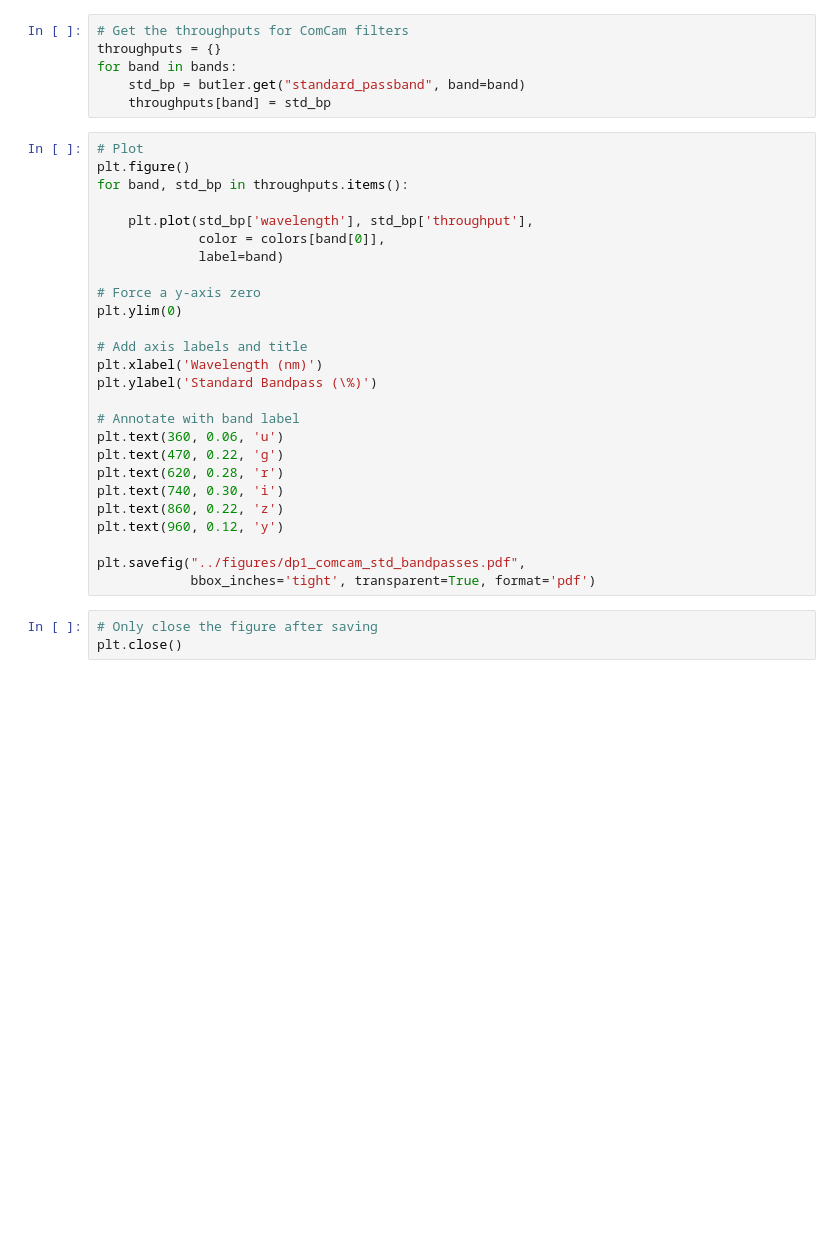
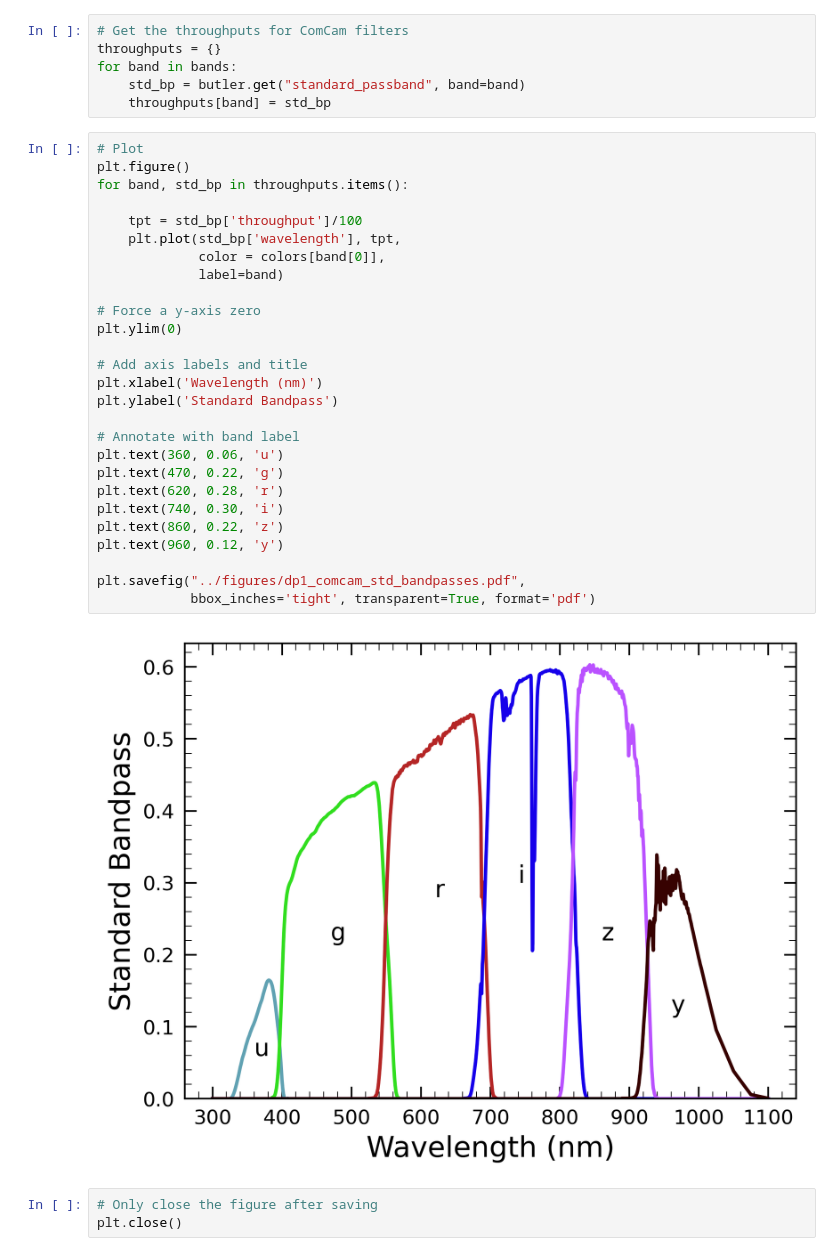
Before and after one commit to lsst/rtn-095, a Jupyter notebook: notebooks/dp1_comcam_standard_bandpasses.ipynb, the cells around one changed output. Cells and saved outputs as stored; diff of their text form; blank space fills up the shorter version.

Commit message:
Normalise y axis to 1 on comcam standard bandpasses

```diff
--- a/notebooks/dp1_comcam_standard_bandpasses.ipynb
+++ b/notebooks/dp1_comcam_standard_bandpasses.ipynb
@@ -31,29 +37,32 @@ for band in bands:
 # %%
 # Plot
 plt.figure()
 for band, std_bp in throughputs.items():
 
-    plt.plot(std_bp['wavelength'], std_bp['throughput'],
+    tpt = std_bp['throughput']/100
+    plt.plot(std_bp['wavelength'], tpt,
              color = colors[band[0]],
              label=band)
 
 # Force a y-axis zero
 plt.ylim(0)
 
 # Add axis labels and title
 plt.xlabel('Wavelength (nm)')
-plt.ylabel('Standard Bandpass (\%)')
+plt.ylabel('Standard Bandpass')
 
 # Annotate with band label
 plt.text(360, 0.06, 'u')
 plt.text(470, 0.22, 'g')
 plt.text(620, 0.28, 'r')
 plt.text(740, 0.30, 'i')
 plt.text(860, 0.22, 'z')
 plt.text(960, 0.12, 'y')
 
 plt.savefig("../figures/dp1_comcam_std_bandpasses.pdf",
             bbox_inches='tight', transparent=True, format='pdf')
+# %% [output]
+[figure, added]
 # %%
 # Only close the figure after saving
 plt.close()
```
Also changed, not shown: parts of 1 cell of this notebook, 1 other file.
